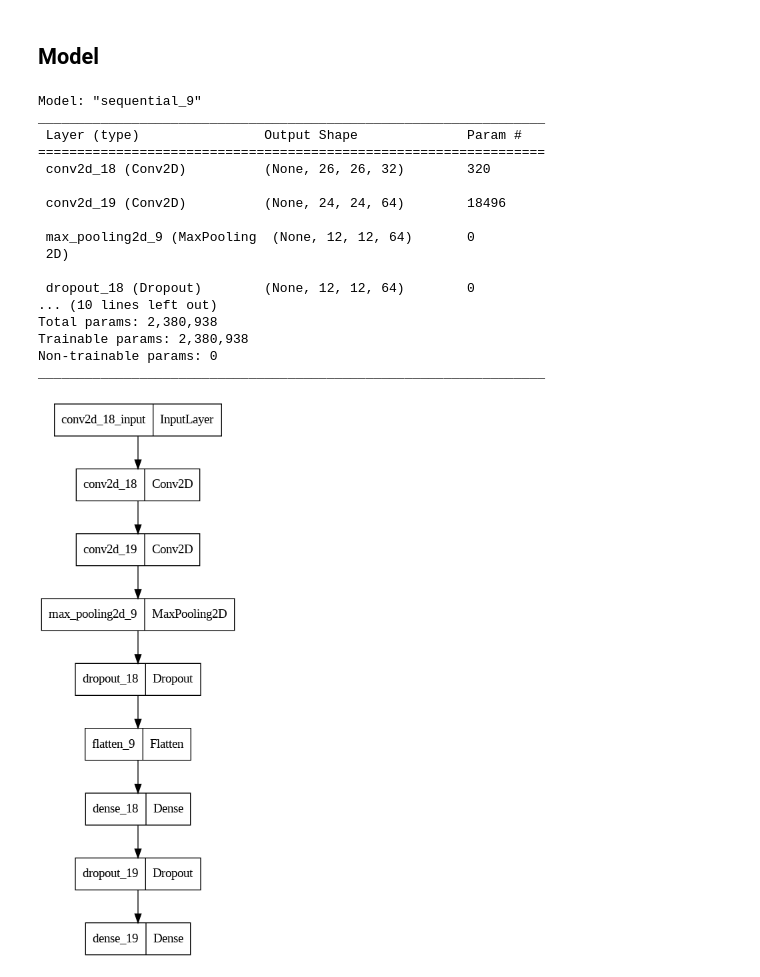
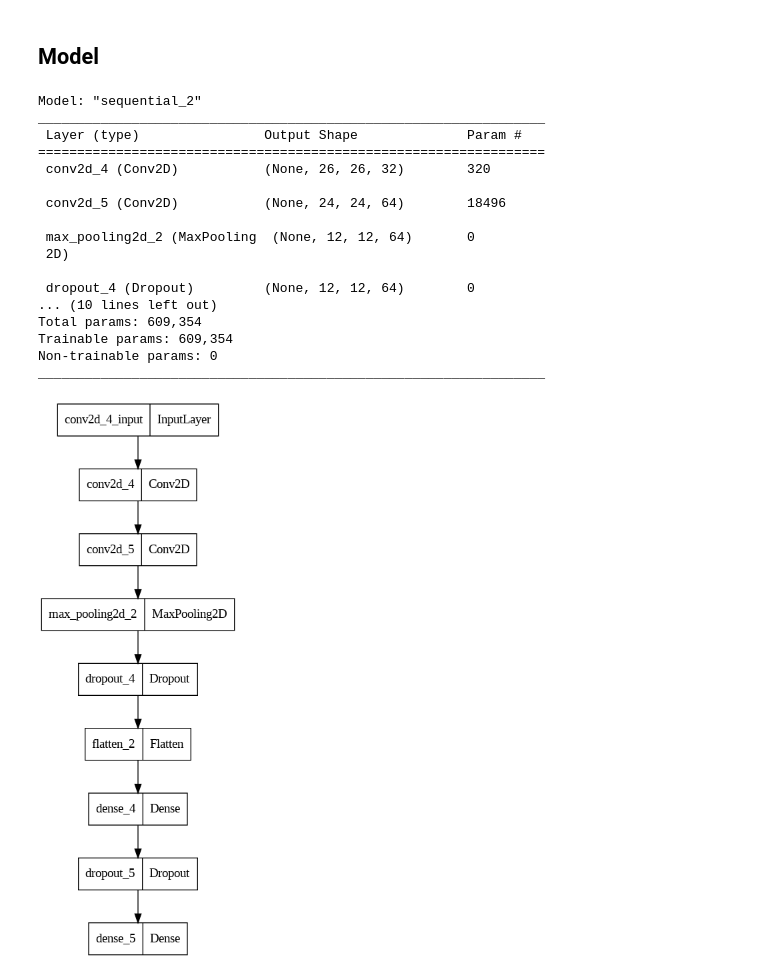
Before and after one commit to HeiZemBerg/Mnist_recognitions, a Jupyter notebook: Mnist_NuralNetworkModel.ipynb, the cells around one changed output. Drawn from its saved outputs; the diff is of its cells as text; code cells hidden in the pictures.

Commit message:
change Deep Model

```diff
--- a/Mnist_NuralNetworkModel.ipynb
+++ b/Mnist_NuralNetworkModel.ipynb
@@ -58,37 +61,37 @@ X_test /= 255
 # %%
 model = Sequential()
 model.add(Conv2D(32,kernel_size=(3,3),activation='relu',input_shape=(28,28,1)))
 model.add(Conv2D(64,(3,3),activation='relu'))
 model.add(MaxPooling2D(2,2))
-model.add(Dropout(0.25))
+model.add(Dropout(0.3))
 model.add(Flatten())
-model.add(Dense(256,activation='relu'))
+model.add(Dense(64,activation='relu'))
 model.add(Dropout(0.5))
 model.add(Dense(10,activation='softmax'))
 
 ## information model
 model.summary()
 
 ## show model
 plot_model(model)
 # %% [output]
-Model: "sequential_9"
+Model: "sequential_2"
 _________________________________________________________________
  Layer (type)                Output Shape              Param #
 =================================================================
- conv2d_18 (Conv2D)          (None, 26, 26, 32)        320
+ conv2d_4 (Conv2D)           (None, 26, 26, 32)        320
 
- conv2d_19 (Conv2D)          (None, 24, 24, 64)        18496
+ conv2d_5 (Conv2D)           (None, 24, 24, 64)        18496
 
- max_pooling2d_9 (MaxPooling  (None, 12, 12, 64)       0
+ max_pooling2d_2 (MaxPooling  (None, 12, 12, 64)       0
  2D)
 
- dropout_18 (Dropout)        (None, 12, 12, 64)        0
+ dropout_4 (Dropout)         (None, 12, 12, 64)        0
 ... (10 lines left out)
-Total params: 2,380,938
-Trainable params: 2,380,938
+Total params: 609,354
+Trainable params: 609,354
 Non-trainable params: 0
 _________________________________________________________________
-[figure, old version]
+[figure, new version]
 # %%
 ## complie model
```
Also changed, not shown: parts of 5 cells of this notebook.
